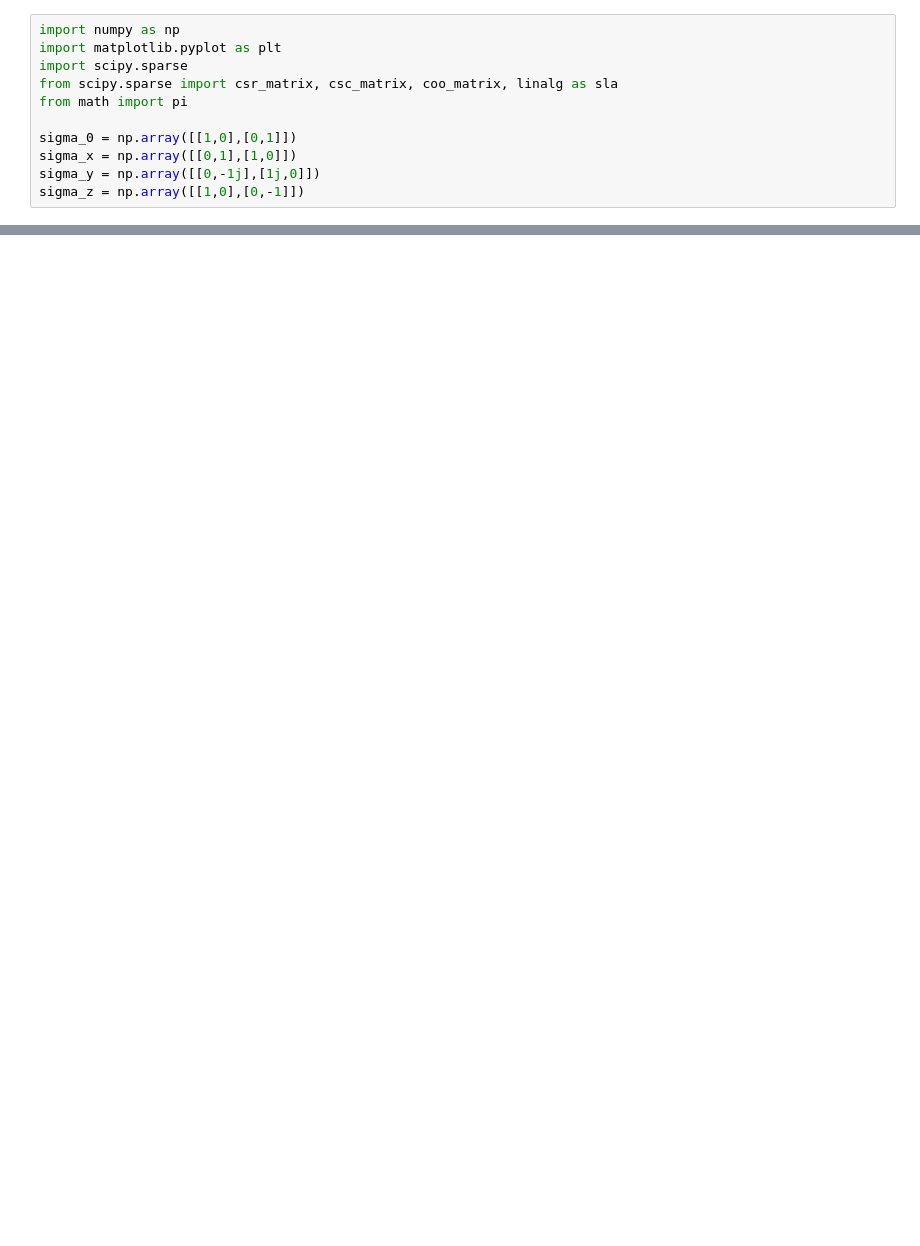
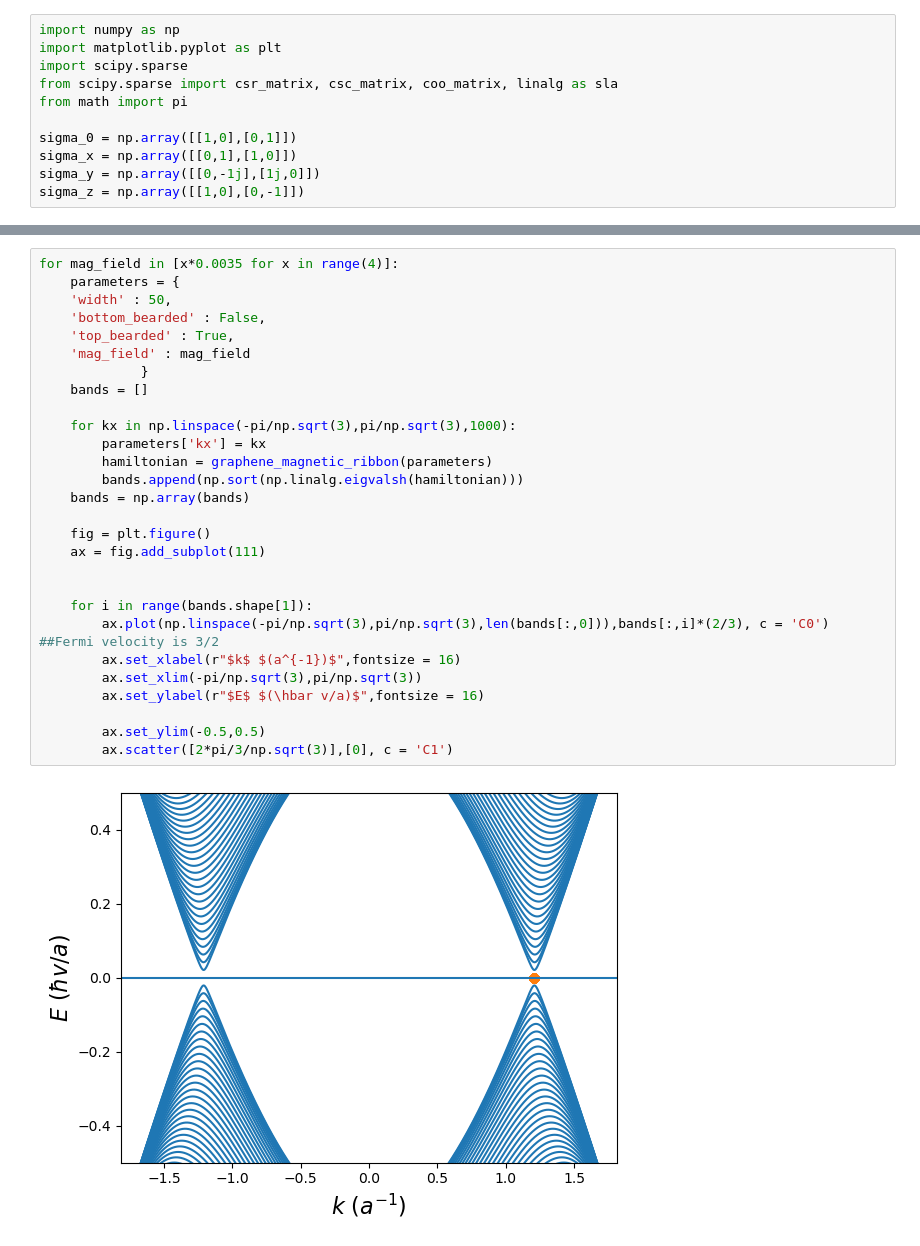
Before and after one commit to adonvel/tangent-magnetic-field, a Jupyter notebook: graphene.ipynb, the cells around one changed output, grey strips where cells are left out. Saved outputs shown, nothing was run; the diff lists cells and outputs as text; blank space fills up the shorter version.

```diff
--- a/graphene.ipynb
+++ b/graphene.ipynb
@@ -77,0 +85,30 @@ ax.set_ylim(-3,3)
+# %%
+for mag_field in [x*0.0035 for x in range(4)]:
+    parameters = {
+    'width' : 50,
+    'bottom_bearded' : False,
+    'top_bearded' : True,
+    'mag_field' : mag_field
+             }
+    bands = []
+
+    for kx in np.linspace(-pi/np.sqrt(3),pi/np.sqrt(3),1000):
+        parameters['kx'] = kx
+        hamiltonian = graphene_magnetic_ribbon(parameters)
+        bands.append(np.sort(np.linalg.eigvalsh(hamiltonian)))
+    bands = np.array(bands)
+
+    fig = plt.figure()
+    ax = fig.add_subplot(111)
+
+
+    for i in range(bands.shape[1]):
+        ax.plot(np.linspace(-pi/np.sqrt(3),pi/np.sqrt(3),len(bands[:,0])),bands[:,i]*(2/3), c = 'C0') ##Fermi velocity is 3/2
+        ax.set_xlabel(r"$k$ $(a^{-1})$",fontsize = 16)
+        ax.set_xlim(-pi/np.sqrt(3),pi/np.sqrt(3))
+        ax.set_ylabel(r"$E$ $(\hbar v/a)$",fontsize = 16)
+
+        ax.set_ylim(-0.5,0.5)
+        ax.scatter([2*pi/3/np.sqrt(3)],[0], c = 'C1')
+# %% [output]
+[figure, added]
```
Also changed, not shown: parts of 14 cells of this notebook, 4 other files.
